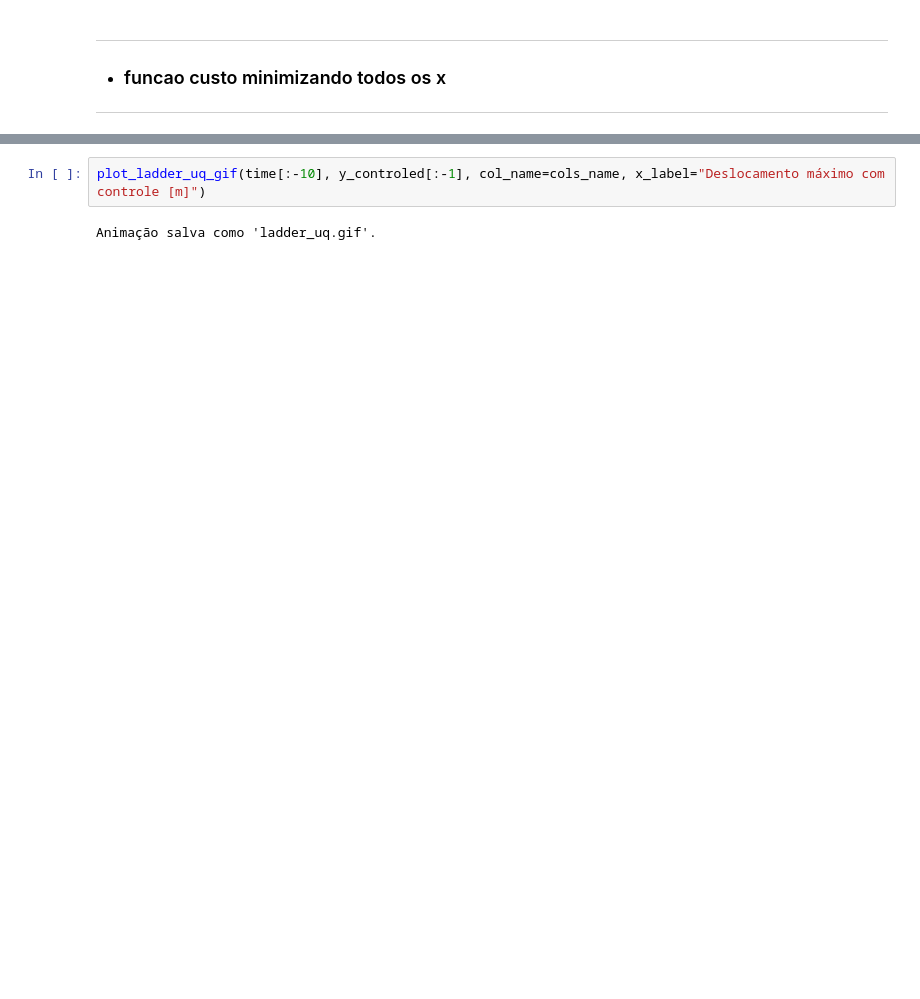
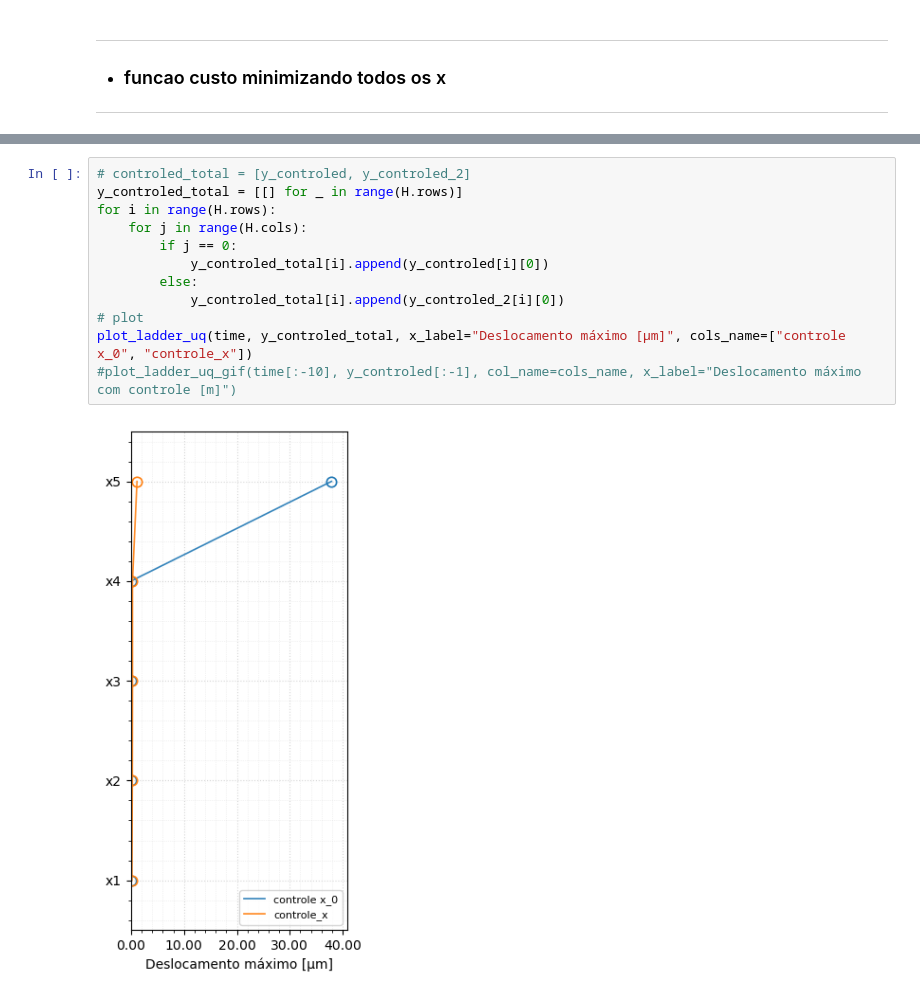
Before and after one commit to AlisonTristao/renovaveis, a Jupyter notebook: model.ipynb, the cells around one changed output, grey strips where cells are left out. Saved outputs shown, nothing was run; the diff lists cells and outputs as text; blank space fills up the shorter version.

```diff
--- a/model.ipynb
+++ b/model.ipynb
@@ -686,4 +686,14 @@ plot_ladder_uq(time, y_controled[:-1], col_name=cols_name, x_label="deslocamento
 # %%
-plot_ladder_uq_gif(time[:-10], y_controled[:-1], col_name=cols_name, x_label="Deslocamento máximo com controle [m]")
+# controled_total = [y_controled, y_controled_2]
+y_controled_total = [[] for _ in range(H.rows)]
+for i in range(H.rows):
+    for j in range(H.cols):
+        if j == 0:
+            y_controled_total[i].append(y_controled[i][0])
+        else:
+            y_controled_total[i].append(y_controled_2[i][0])
+# plot
+plot_ladder_uq(time, y_controled_total, x_label="Deslocamento máximo [µm]", cols_name=["controle x_0", "controle_x"])
+#plot_ladder_uq_gif(time[:-10], y_controled[:-1], col_name=cols_name, x_label="Deslocamento máximo com controle [m]")
 # %% [output]
-Animação salva como 'ladder_uq.gif'.
+[figure, added]
```
Also changed, not shown: parts of 11 cells of this notebook, 3 other files.
